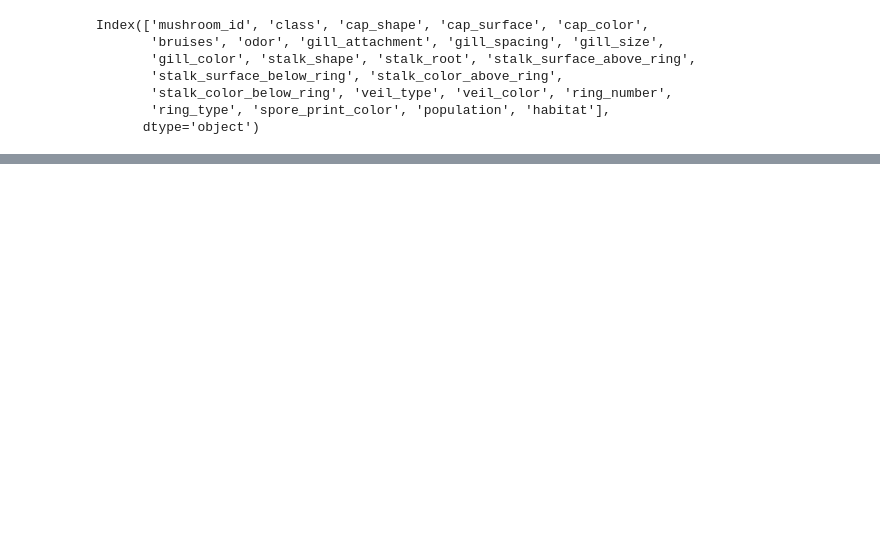
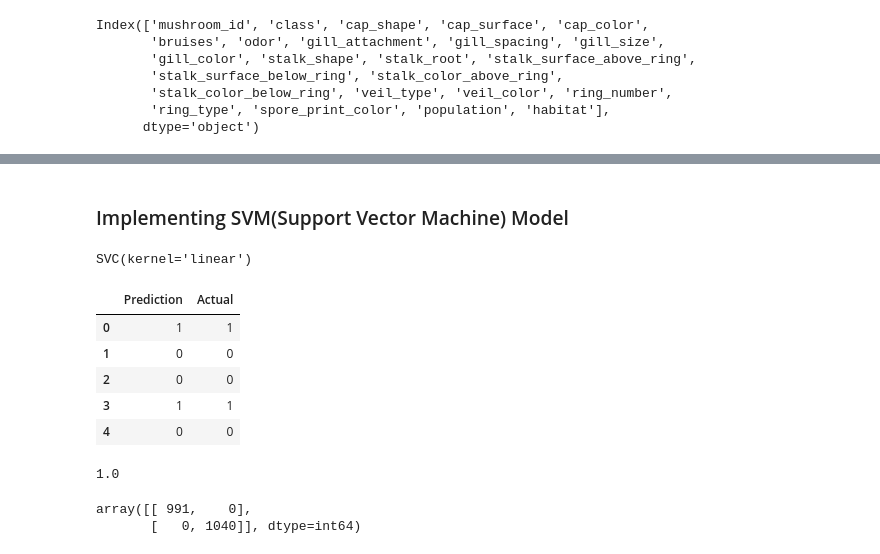
Before and after one commit to Vaishali715/Final_Project, a Jupyter notebook: mushrooms_neural_net.ipynb, the cells around one changed output, grey strips where cells are left out. Drawn from its saved outputs; the diff is of its cells as text; code cells hidden in the pictures; blank space fills up the shorter version.

```diff
--- a/mushrooms_neural_net.ipynb
+++ b/mushrooms_neural_net.ipynb
@@ -238,0 +391,36 @@ Loss: 2.696296519388852e-07, Accuracy: 1.0
+# %% [markdown]
+### Implementing SVM(Support Vector Machine) Model
+# %%
+# Instantiate the model
+model = SVC(kernel='linear')
+# %%
+# Train the model with the training set data
+model.fit(X_train, y_train)
+# %% [output]
+SVC(kernel='linear')
+# %%
+# Create predictions and assemble the results into a Pandas DataFrame
+y_pred = model.predict(X_test)
+results = pd.DataFrame({
+   "Prediction": y_pred,
+   "Actual": y_test
+}).reset_index(drop=True)
+results.head()
+# %% [output]
+|  | Prediction | Actual |
+| 0 | 1 | 1 |
+| 1 | 0 | 0 |
+| 2 | 0 | 0 |
+| 3 | 1 | 1 |
+| 4 | 0 | 0 |
+# %%
+# Evaluate the performance of the model
+accuracy_score(y_test, y_pred)
+# %% [output]
+1.0
+# %%
+# Calculate confusion matrix coefficients and print
+confusion_matrix(y_test, y_pred)
+# %% [output]
+array([[ 991,    0],
+       [   0, 1040]], dtype=int64)
```
Also changed, not shown: parts of 26 cells of this notebook.
